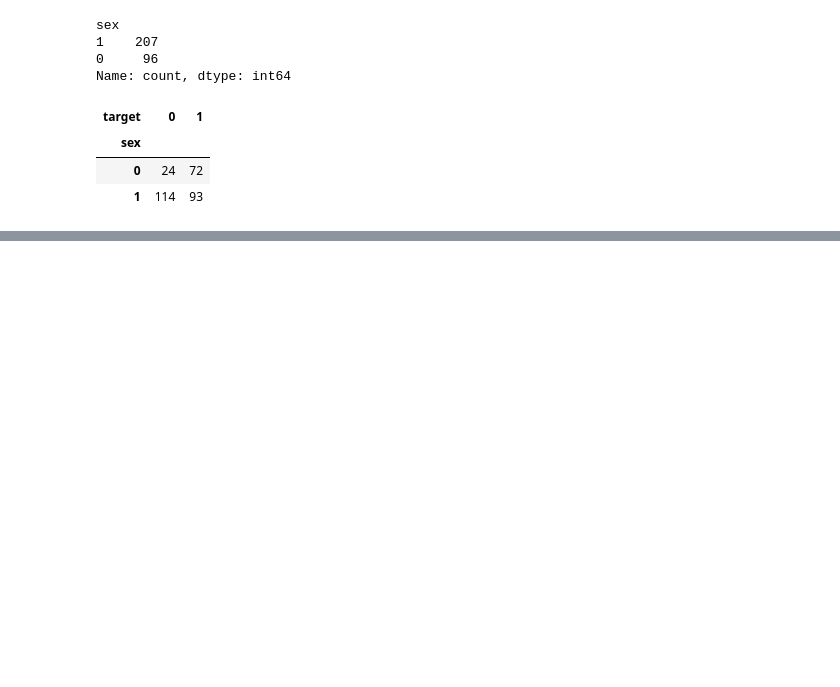
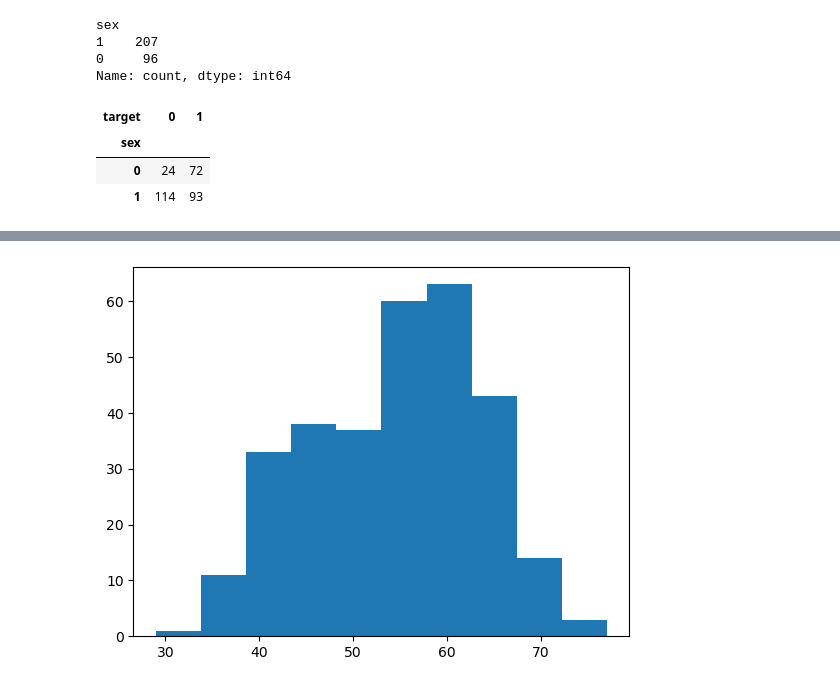
Before and after one commit to mebestaca/heart-disease-project, a Jupyter notebook: end-to-end-heart-disease-classification.ipynb, the cells around one changed output, grey strips where cells are left out. Drawn from its saved outputs; the diff is of its cells as text; code cells hidden in the pictures; blank space fills up the shorter version.

```diff
--- a/end-to-end-heart-disease-classification.ipynb
+++ b/end-to-end-heart-disease-classification.ipynb
@@ -240,0 +258,5 @@ plt.xticks(rotation=0)
+# %%
+# check the age distribution using histogram
+plt.hist(df.age);
+# %% [output]
+[figure, added]
```
Also changed, not shown: parts of 10 cells of this notebook.
